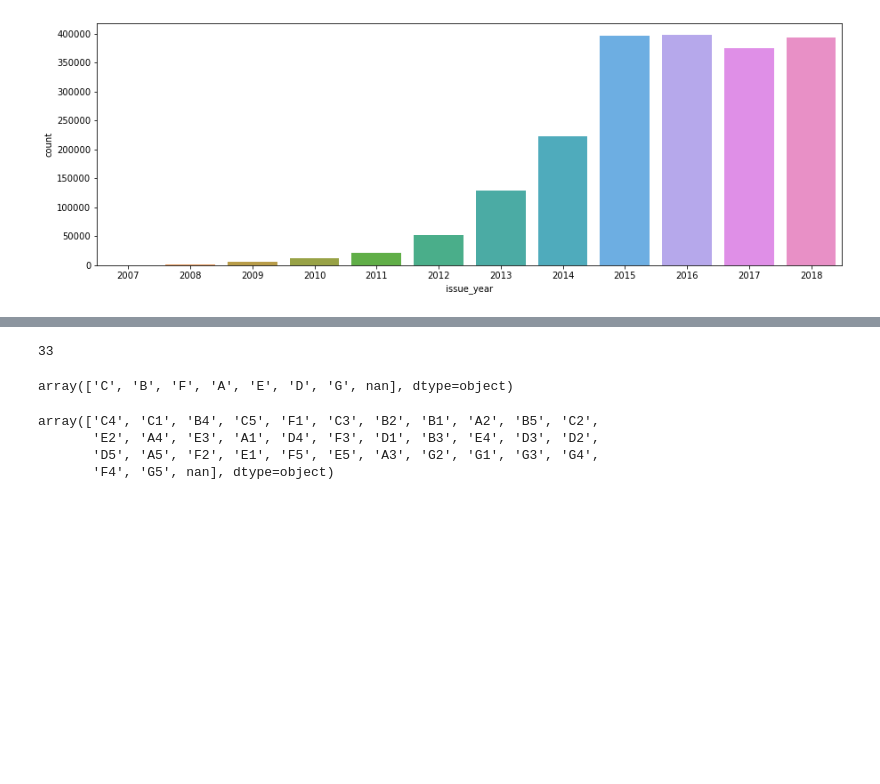
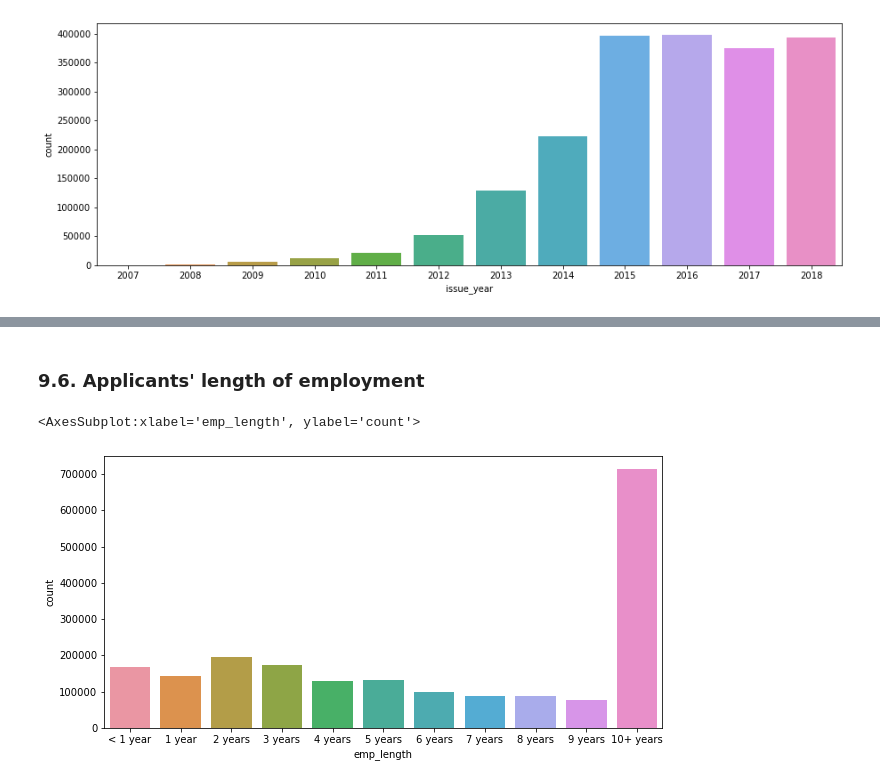
Before and after one commit to somayehY/SomayeYoussefi, a Jupyter notebook: LendingClub/LendingClub_DataWrangling.ipynb, the cells around one changed output, grey strips where cells are left out. Drawn from its saved outputs; the diff is of its cells as text; code cells hidden in the pictures; blank space fills up the shorter version.

```diff
--- a/LendingClub/LendingClub_DataWrangling.ipynb
+++ b/LendingClub/LendingClub_DataWrangling.ipynb
@@ -378,15 +515,10 @@ df.shape
+# %% [markdown]
+### 9.6. Applicants' length of employment <a class='anchor' id='emp'></a>
 # %%
-2260701-2260668
+# Plotting employment length
+fig, ax = plt.subplots(figsize=(10,5))
+sns.countplot(x="emp_length", data=df, ax=ax, order=['< 1 year', '1 year', '2 years', '3 years', '4 years', '5 years', '6 years',
+                                                    '7 years', '8 years', '9 years', '10+ years'])
 # %% [output]
-33
+<AxesSubplot:xlabel='emp_length', ylabel='count'>
+[figure, added]
-# %%
-df["grade"].unique()
-# %% [output]
-array(['C', 'B', 'F', 'A', 'E', 'D', 'G', nan], dtype=object)
-# %%
-df["sub_grade"].unique()
-# %% [output]
-array(['C4', 'C1', 'B4', 'C5', 'F1', 'C3', 'B2', 'B1', 'A2', 'B5', 'C2',
-       'E2', 'A4', 'E3', 'A1', 'D4', 'F3', 'D1', 'B3', 'E4', 'D3', 'D2',
-       'D5', 'A5', 'F2', 'E1', 'F5', 'E5', 'A3', 'G2', 'G1', 'G3', 'G4',
-       'F4', 'G5', nan], dtype=object)
```
Also changed, not shown: parts of 39 cells of this notebook.
